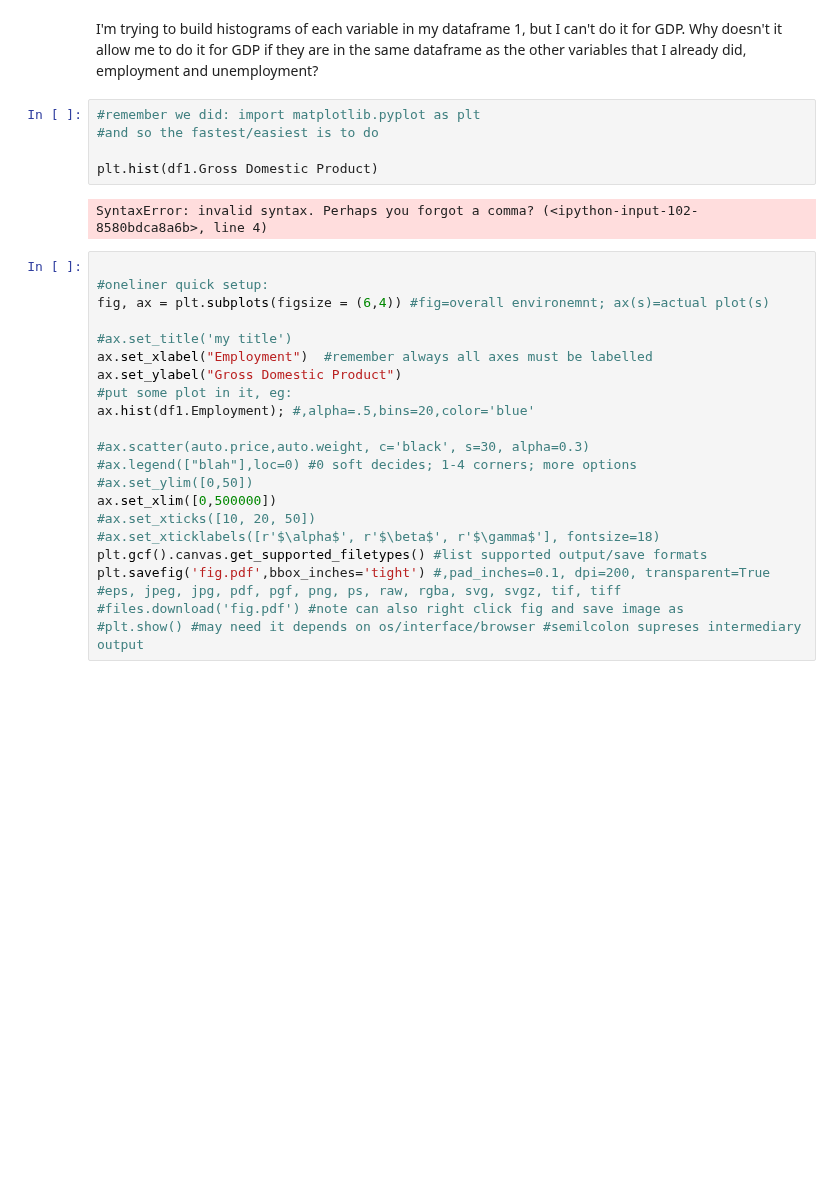
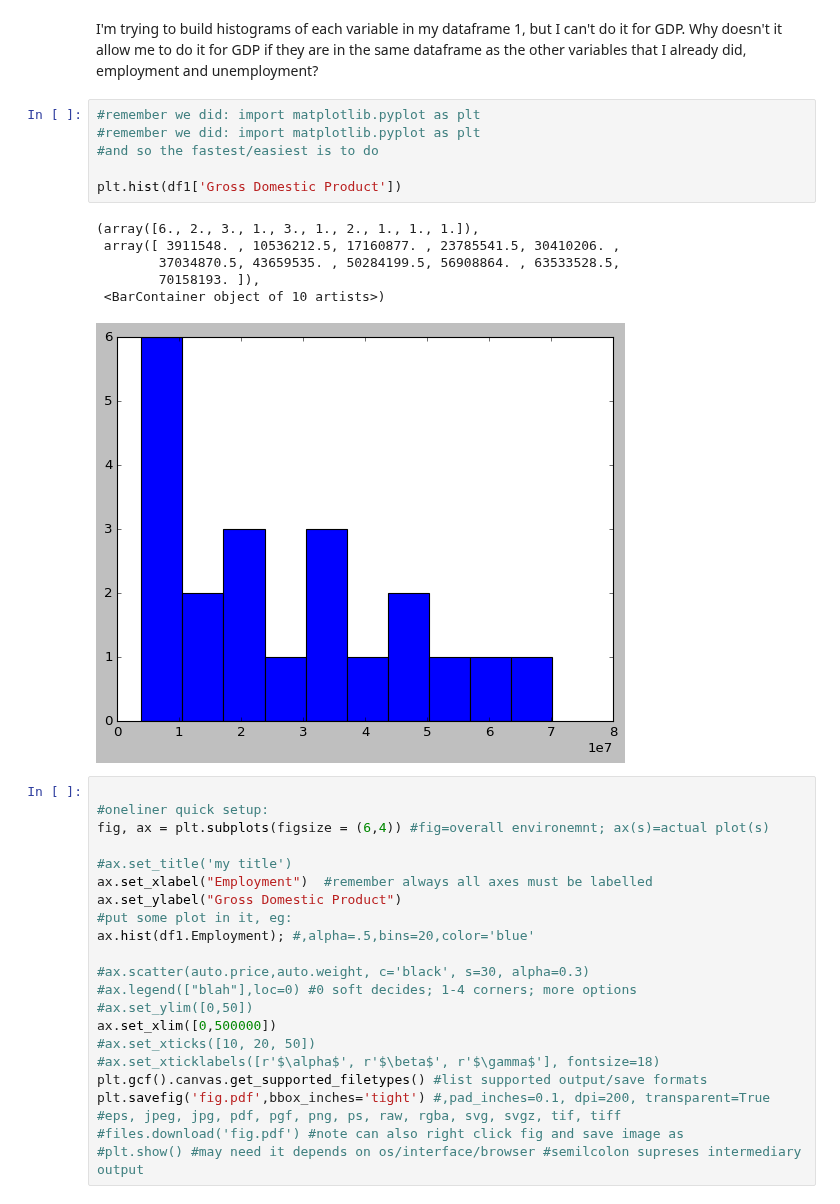
Before and after one commit to shirleyrutgers/DataVis, a Jupyter notebook: PS2.ipynb, the cells around one changed output. Drawn from its saved outputs; the diff is of its cells as text; blank space fills up the shorter version.

```diff
--- a/PS2.ipynb
+++ b/PS2.ipynb
@@ -741,12 +738,18 @@ plt.hist(df1.Employment)
 # %% [markdown]
 I'm trying to build histograms of each variable in my dataframe 1, but I can't do it for GDP. Why doesn't it allow me to do it for GDP if they are in the same dataframe as the other variables that I already did, employment and unemployment?
 # %%
+#remember we did: import matplotlib.pyplot as plt
 #remember we did: import matplotlib.pyplot as plt
 #and so the fastest/easiest is to do
 
-plt.hist(df1.Gross Domestic Product)
+plt.hist(df1['Gross Domestic Product'])
 # %% [output]
-SyntaxError: invalid syntax. Perhaps you forgot a comma? (<ipython-input-102-8580bdca8a6b>, line 4)
+(array([6., 2., 3., 1., 3., 1., 2., 1., 1., 1.]),
+ array([ 3911548. , 10536212.5, 17160877. , 23785541.5, 30410206. ,
+        37034870.5, 43659535. , 50284199.5, 56908864. , 63533528.5,
+        70158193. ]),
+ <BarContainer object of 10 artists>)
+[figure, added]
 # %%
 
 #oneliner quick setup:
```
Also changed, not shown: parts of 5 cells of this notebook.
